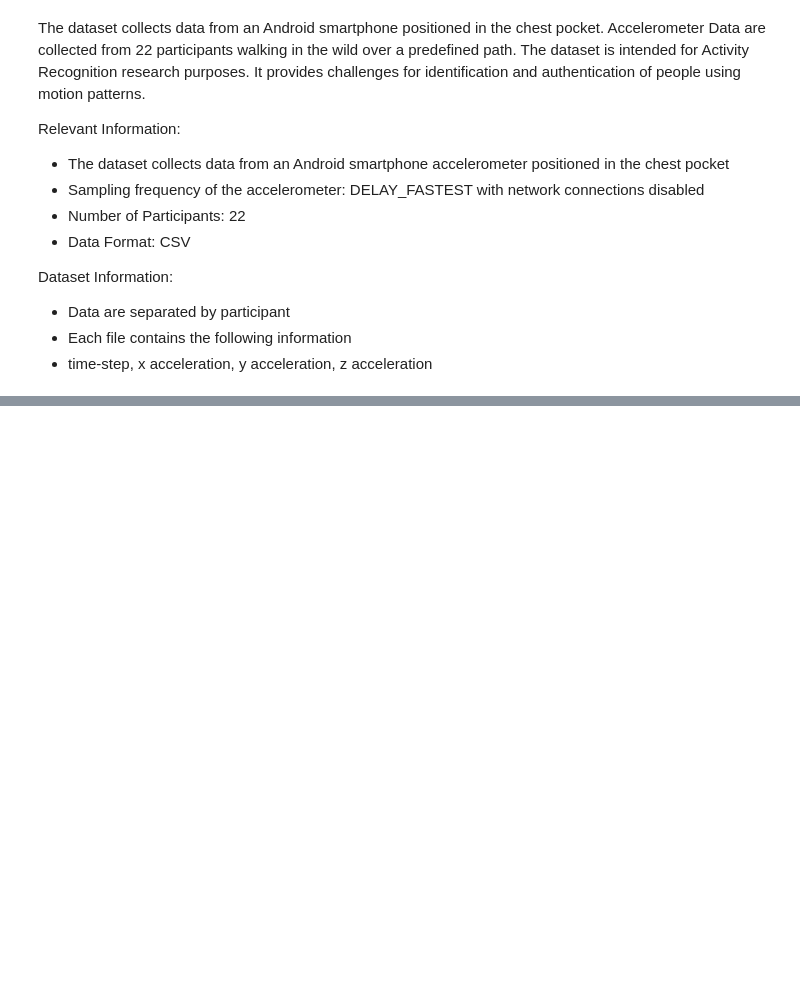
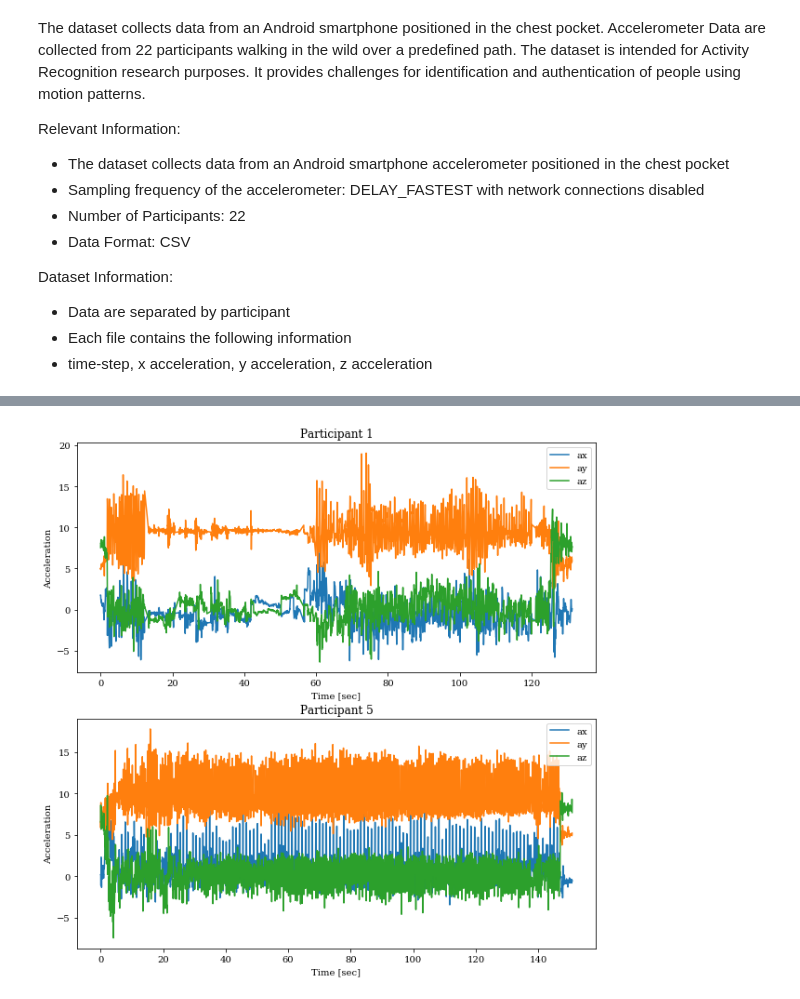
Before and after one commit to hshiokawa/walker_identifier, a Jupyter notebook: walker_identifier.ipynb, the cells around one changed output, grey strips where cells are left out. Drawn from its saved outputs; the diff is of its cells as text; code cells hidden in the pictures; blank space fills up the shorter version.

```diff
--- a/walker_identifier.ipynb
+++ b/walker_identifier.ipynb
@@ -26,0 +20,27 @@ plt.plot(data['t'],data['ax'])
+# %%
+import pandas as pd
+import numpy as np
+import matplotlib.pyplot as plt
+
+# read-in entire dataset
+data = []
+for i in range( 1, 23 ):
+    data.append( pd.read_csv( 'data/%02d.csv'%i, names = ['t', 'ax', 'ay', 'az']) )
+
+# Plot example data
+def plot_data( ID, f, title ):
+    f.plot( data[ID]['t'], data[ID]['ax'], label="ax")
+    f.plot( data[ID]['t'], data[ID]['ay'], label="ay")
+    f.plot( data[ID]['t'], data[ID]['az'], label="az")
+    f.set_title( title )
+    f.set_xlabel( 'Time [sec]' )
+    f.set_ylabel( 'Acceleration' )
+    f.legend( loc='upper right' )
+
+fig = plt.figure()
+f1 = fig.add_subplot(211)
+plot_data( 1, f1, 'Participant 1' )
+f5 = fig.add_subplot(212)
+plot_data( 5, f5, 'Participant 5' )
+# %% [output]
+[figure, added]
```
Also changed, not shown: parts of 2 cells of this notebook.
